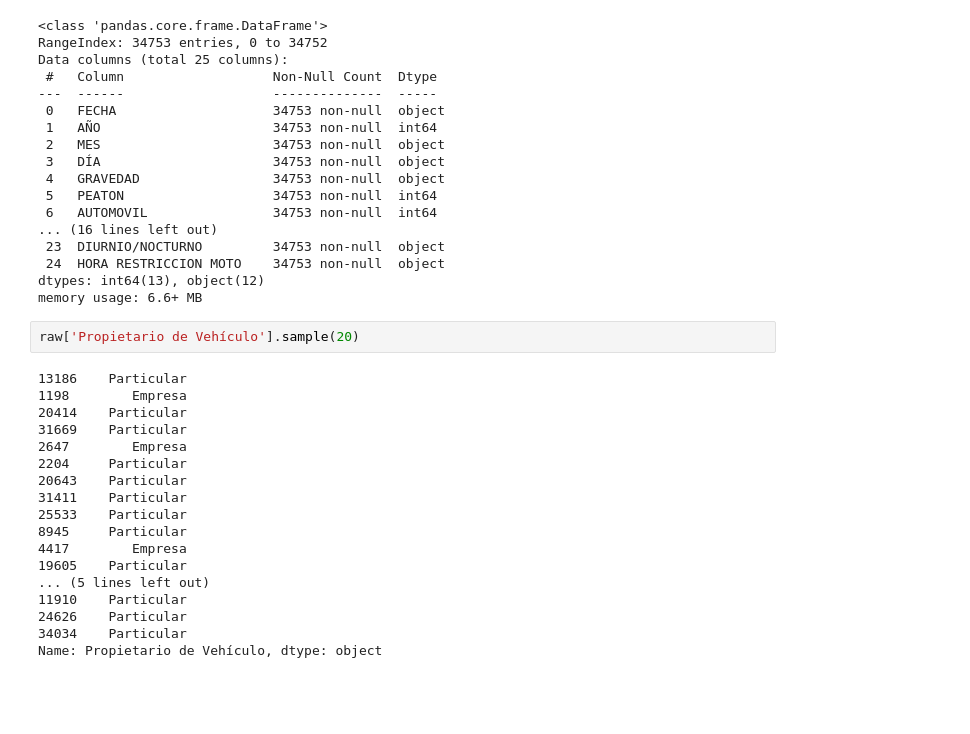
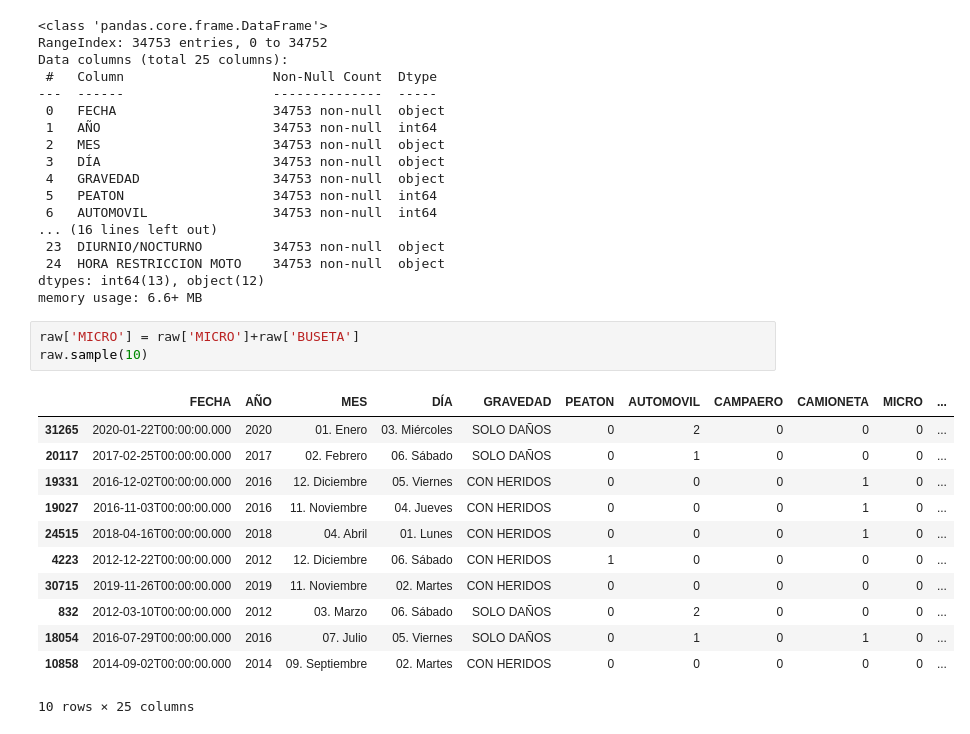
Before and after one commit to jhonjoya/bucaramanga-traffic-accidents, a Jupyter notebook: 1_Bucaramanga_traffic_accidents.ipynb, the cells around one changed output. Drawn from its saved outputs; the diff is of its cells as text; blank space fills up the shorter version.

```diff
--- a/1_Bucaramanga_traffic_accidents.ipynb
+++ b/1_Bucaramanga_traffic_accidents.ipynb
@@ -124,23 +120,19 @@ Data columns (total 25 columns):
  24  HORA RESTRICCION MOTO    34753 non-null  object
 dtypes: int64(13), object(12)
 memory usage: 6.6+ MB
-# %%
-raw['Propietario de Vehículo'].sample(20)
-# %% [output]
-13186    Particular
-1198        Empresa
-20414    Particular
-31669    Particular
-2647        Empresa
-2204     Particular
-20643    Particular
-31411    Particular
-25533    Particular
-8945     Particular
-4417        Empresa
-19605    Particular
-... (5 lines left out)
-11910    Particular
-24626    Particular
-34034    Particular
-Name: Propietario de Vehículo, dtype: object
+# %%
+raw['MICRO'] = raw['MICRO']+raw['BUSETA']
+raw.sample(10)
+# %% [output]
+|  | FECHA | AÑO | MES | DÍA | GRAVEDAD | PEATON | AUTOMOVIL | CAMPAERO | CAMIONETA | MICRO | ... |
+| 31265 | 2020-01-22T00:00:00.000 | 2020 | 01. Enero | 03. Miércoles | SOLO DAÑOS | 0 | 2 | 0 | 0 | 0 | ... |
+| 20117 | 2017-02-25T00:00:00.000 | 2017 | 02. Febrero | 06. Sábado | SOLO DAÑOS | 0 | 1 | 0 | 0 | 0 | ... |
+| 19331 | 2016-12-02T00:00:00.000 | 2016 | 12. Diciembre | 05. Viernes | CON HERIDOS | 0 | 0 | 0 | 1 | 0 | ... |
+| 19027 | 2016-11-03T00:00:00.000 | 2016 | 11. Noviembre | 04. Jueves | CON HERIDOS | 0 | 0 | 0 | 1 | 0 | ... |
+| 24515 | 2018-04-16T00:00:00.000 | 2018 | 04. Abril | 01. Lunes | CON HERIDOS | 0 | 0 | 0 | 1 | 0 | ... |
+| 4223 | 2012-12-22T00:00:00.000 | 2012 | 12. Diciembre | 06. Sábado | CON HERIDOS | 1 | 0 | 0 | 0 | 0 | ... |
+| 30715 | 2019-11-26T00:00:00.000 | 2019 | 11. Noviembre | 02. Martes | CON HERIDOS | 0 | 0 | 0 | 0 | 0 | ... |
+| 832 | 2012-03-10T00:00:00.000 | 2012 | 03. Marzo | 06. Sábado | SOLO DAÑOS | 0 | 2 | 0 | 0 | 0 | ... |
+| 18054 | 2016-07-29T00:00:00.000 | 2016 | 07. Julio | 05. Viernes | SOLO DAÑOS | 0 | 1 | 0 | 1 | 0 | ... |
+| 10858 | 2014-09-02T00:00:00.000 | 2014 | 09. Septiembre | 02. Martes | CON HERIDOS | 0 | 0 | 0 | 0 | 0 | ... |
+10 rows × 25 columns
```
Also changed, not shown: parts of 17 cells of this notebook.
